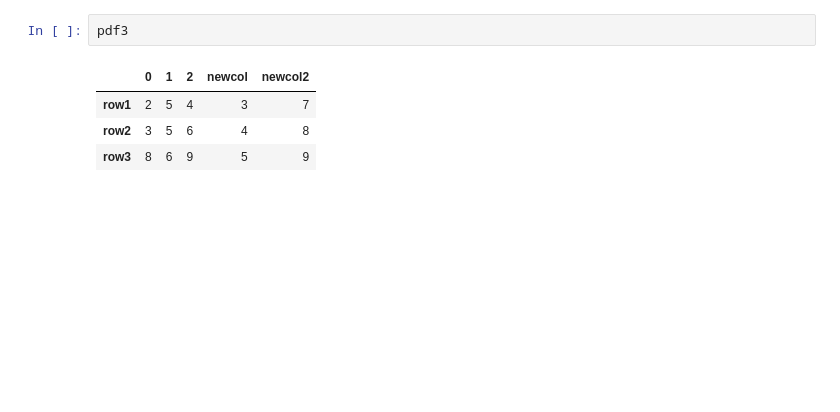
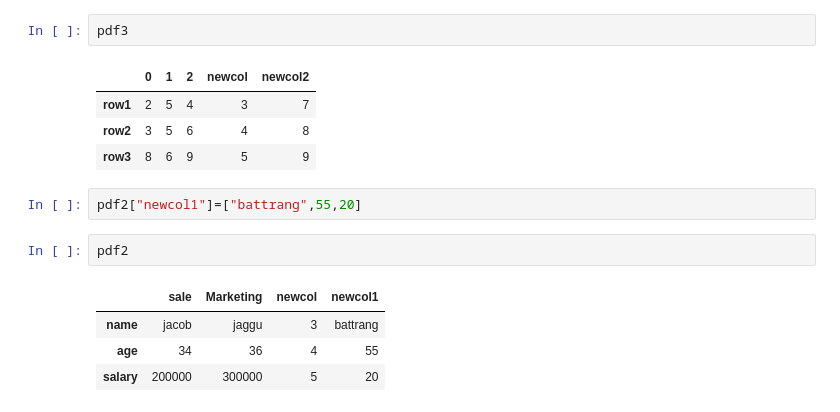
Before and after one commit to parqcxsmxxxii/python-exam, a Jupyter notebook: pandasdf.ipynb, the cells around one changed output. Saved outputs shown, nothing was run; the diff lists cells and outputs as text; blank space fills up the shorter version.

```diff
--- a/pandasdf.ipynb
+++ b/pandasdf.ipynb
@@ -431,3 +438,12 @@ pdf3
 | row1 | 2 | 5 | 4 | 3 | 7 |
 | row2 | 3 | 5 | 6 | 4 | 8 |
 | row3 | 8 | 6 | 9 | 5 | 9 |
+# %%
+pdf2["newcol1"]=["battrang",55,20]
+# %%
+pdf2
+# %% [output]
+|  | sale | Marketing | newcol | newcol1 |
+| name | jacob | jaggu | 3 | battrang |
+| age | 34 | 36 | 4 | 55 |
+| salary | 200000 | 300000 | 5 | 20 |
```
Also changed, not shown: parts of 4 cells of this notebook.
